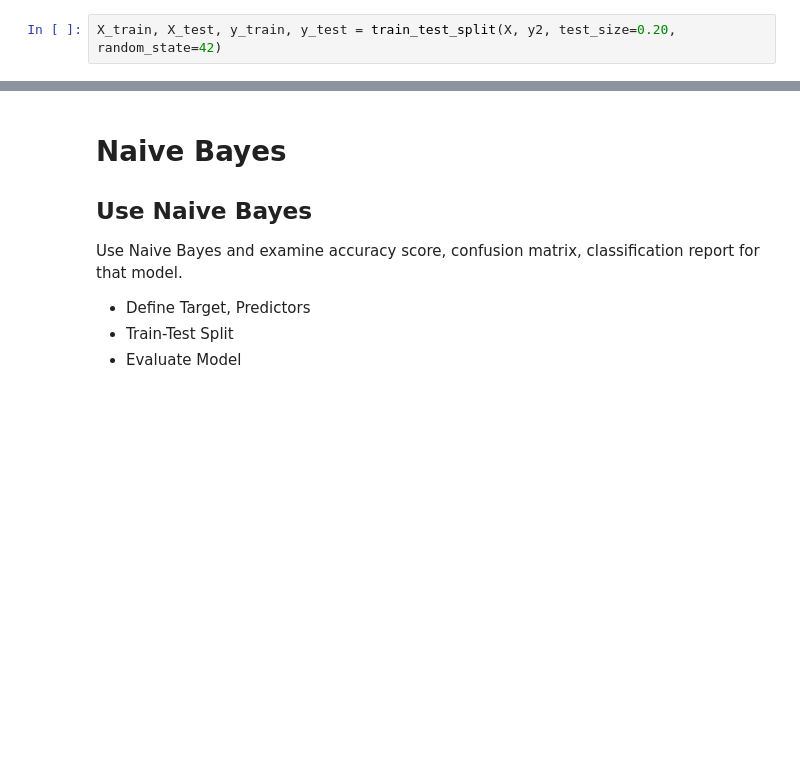
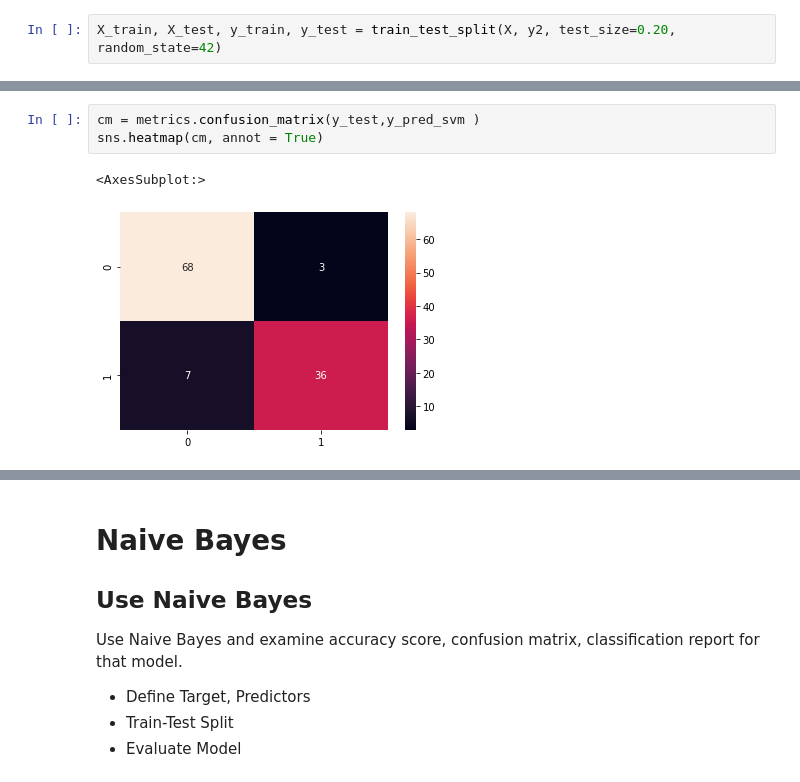
Before and after one commit to Zhouzhenjie09/IOD, a Jupyter notebook: 1_lab/mob5_lab/IOD_Lab 5.3.1.ipynb, the cells around one changed output, grey strips where cells are left out. Cells and saved outputs as stored; diff of their text form; blank space fills up the shorter version.

```diff
--- a/1_lab/mob5_lab/IOD_Lab 5.3.1.ipynb
+++ b/1_lab/mob5_lab/IOD_Lab 5.3.1.ipynb
@@ -295,2 +316,8 @@ accuracy_score(logres.predict(X_test),y_test)
 # %% [output]
 0.9122807017543859
+# %%
+cm = metrics.confusion_matrix(y_test,y_pred_svm )
+sns.heatmap(cm, annot = True)
+# %% [output]
+<AxesSubplot:>
+[figure, added]
```
Also changed, not shown: parts of 28 cells of this notebook, 9 other files.
